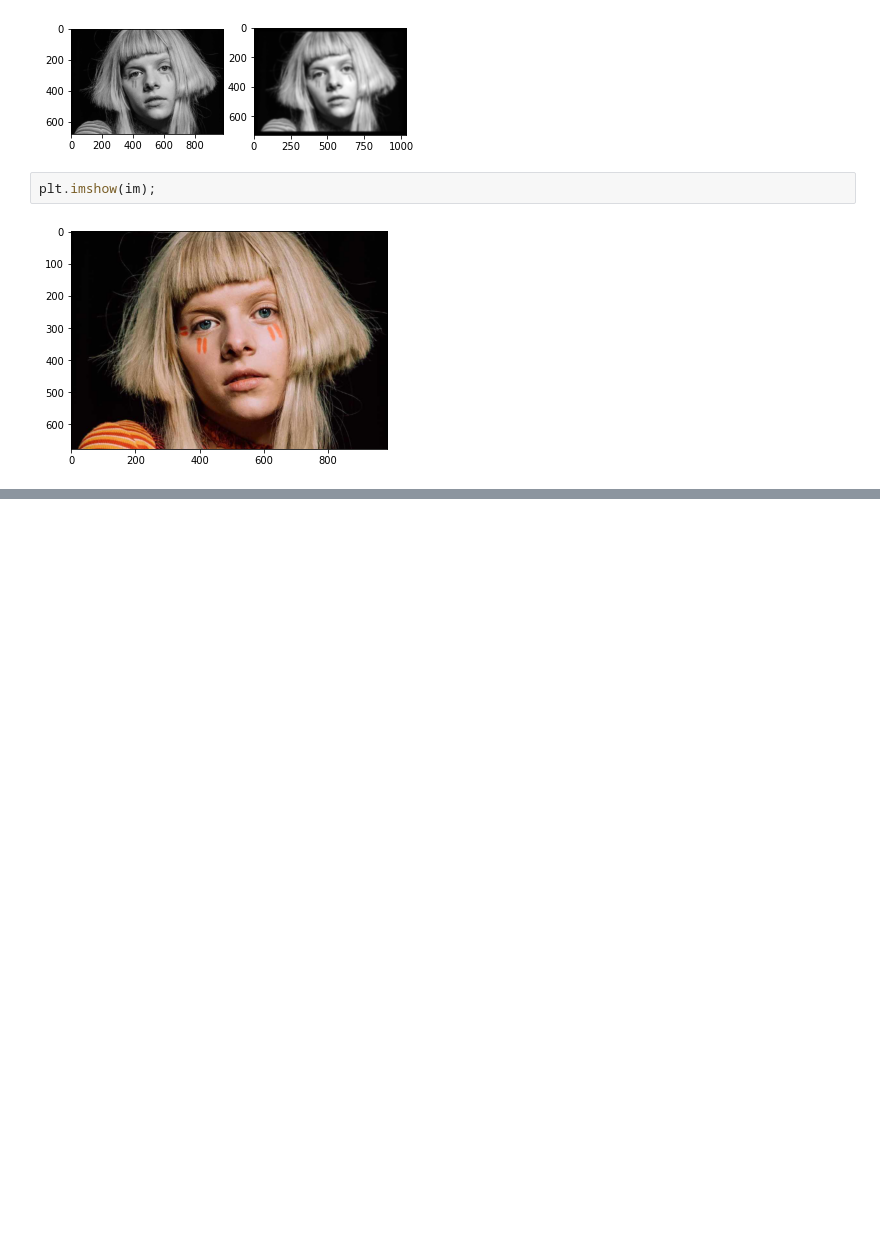
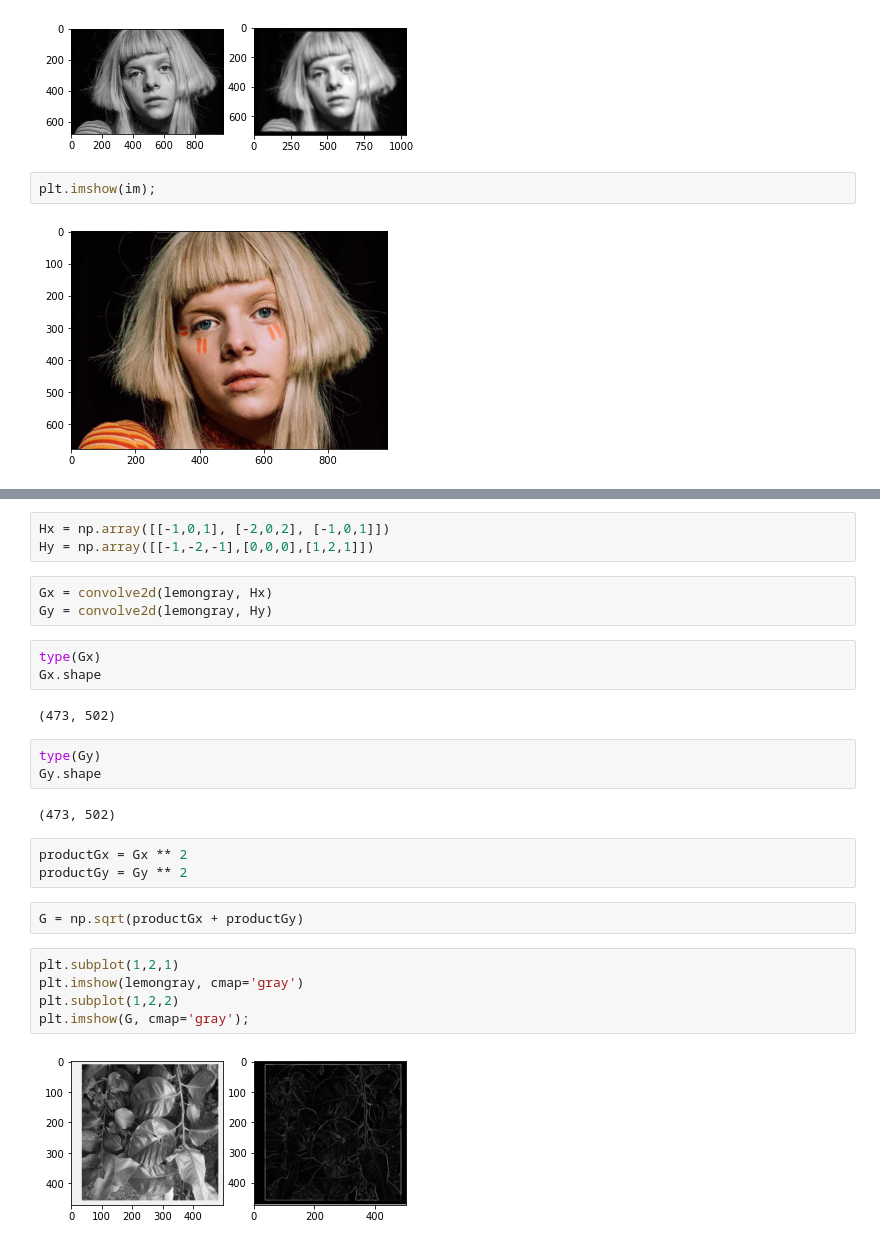
Before and after one commit to VHugoBarnes/machine-learning-practice, a Jupyter notebook: numpy-stack/scipy-tutorial.ipynb, the cells around one changed output, grey strips where cells are left out. Cells and saved outputs as stored; diff of their text form; blank space fills up the shorter version.

```diff
--- a/numpy-stack/scipy-tutorial.ipynb
+++ b/numpy-stack/scipy-tutorial.ipynb
@@ -74,0 +94,28 @@ plt.imshow(im);
+# %%
+Hx = np.array([[-1,0,1], [-2,0,2], [-1,0,1]])
+Hy = np.array([[-1,-2,-1],[0,0,0],[1,2,1]])
+# %%
+Gx = convolve2d(lemongray, Hx)
+Gy = convolve2d(lemongray, Hy)
+# %%
+type(Gx)
+Gx.shape
+# %% [output]
+(473, 502)
+# %%
+type(Gy)
+Gy.shape
+# %% [output]
+(473, 502)
+# %%
+productGx = Gx ** 2
+productGy = Gy ** 2
+# %%
+G = np.sqrt(productGx + productGy)
+# %%
+plt.subplot(1,2,1)
+plt.imshow(lemongray, cmap='gray')
+plt.subplot(1,2,2)
+plt.imshow(G, cmap='gray');
+# %% [output]
+[figure, added]
```
Also changed, not shown: parts of 4 cells of this notebook, 1 other file.
